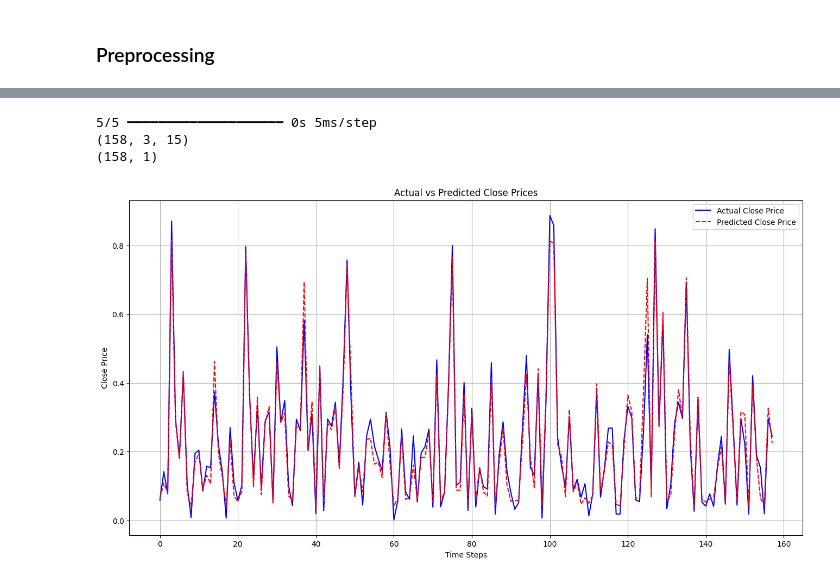
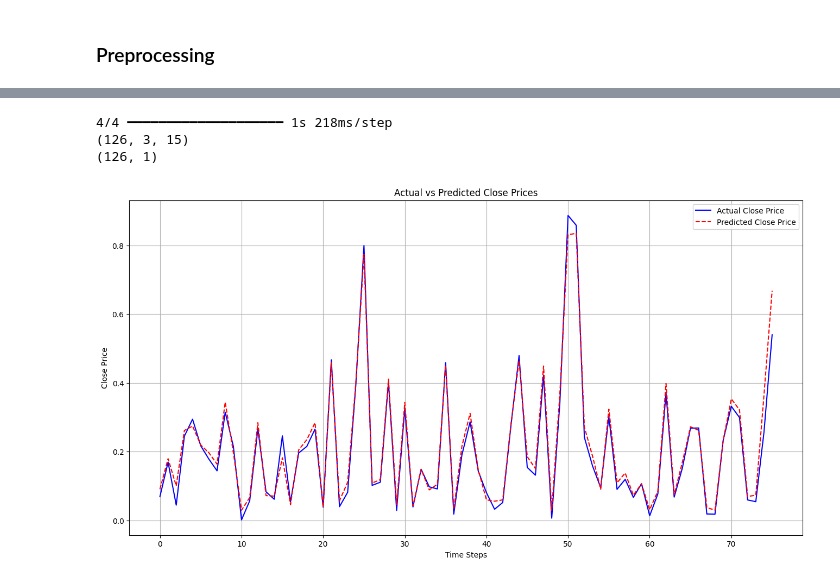
Before and after one commit to Koushikl0l/StockHound, a Jupyter notebook: Demo3_StockHound.ipynb, the cells around one changed output, grey strips where cells are left out. Drawn from its saved outputs; the diff is of its cells as text; code cells hidden in the pictures.

```diff
--- a/Demo3_StockHound.ipynb
+++ b/Demo3_StockHound.ipynb
@@ -95,7 +96,7 @@ def split_train_val_test(X,y, train_size=0.7, val_test_size=0.15, random_state=4
     X_train, X_temp, y_train, y_temp = train_test_split(X, y, train_size=train_size, random_state=random_state)
 
     # Split the remaining 30% into 50/50 for validation and test (15% each of total data)
-    X_val, X_test, y_val, y_test = train_test_split(X_temp, y_temp, test_size=0.5, random_state=random_state)
+    X_val, X_test, y_val, y_test = train_test_split(X_temp, y_temp, test_size=0.4, random_state=random_state)
 
     #print(X_train.shape)
 
@@ -282,7 +222,7 @@ class StockPricePredictor:
     def create_model(self, input_shape):
         self.model = lstm_model(input_shape)
 
-    def train_model(self, X_train, y_train, X_val, y_val, epochs=40, batch_size=8):
+    def train_model(self, X_train, y_train, X_val, y_val, epochs=45, batch_size=8):
         early_stopping = EarlyStopping(monitor='val_loss', patience=3, restore_best_weights=True)
         model_checkpoint = ModelCheckpoint(f"{self.output_dir_path}/best_model.keras", save_best_only=True)
 
@@ -360,27 +300,27 @@ plot_loss(history)
 # %%
 y_pred = trained_model.predict(X_test)
 print(X_test.shape)
 print(y_pred.shape)
 # Flatten the y_test and y_pred arrays (in case they are multi-dimensional)
 y_test = y_test.flatten()
 y_pred = y_pred.flatten()
 
 # Plot the actual close prices vs predicted close prices
 plt.figure(figsize=(16, 8))
-plt.plot(y_test, label='Actual Close Price', color='blue')
-plt.plot(y_pred, label='Predicted Close Price', color='red', linestyle='--')
+plt.plot(y_test[50:], label='Actual Close Price', color='blue')
+plt.plot(y_pred[50:], label='Predicted Close Price', color='red', linestyle='--')
 
 plt.title('Actual vs Predicted Close Prices')
 plt.xlabel('Time Steps')
 plt.ylabel('Close Price')
 plt.legend()
 plt.grid(True)
 plt.show()
 # %% [output]
-5/5 ━━━━━━━━━━━━━━━━━━━━ 0s 5ms/step
-(158, 3, 15)
-(158, 1)
+4/4 ━━━━━━━━━━━━━━━━━━━━ 1s 218ms/step
+(126, 3, 15)
+(126, 1)
-[figure, old version]
+[figure, new version]
 # %%
 def calculate_r2_score(y_true, y_pred):
         """
```
Also changed, not shown: parts of 5 cells of this notebook.
